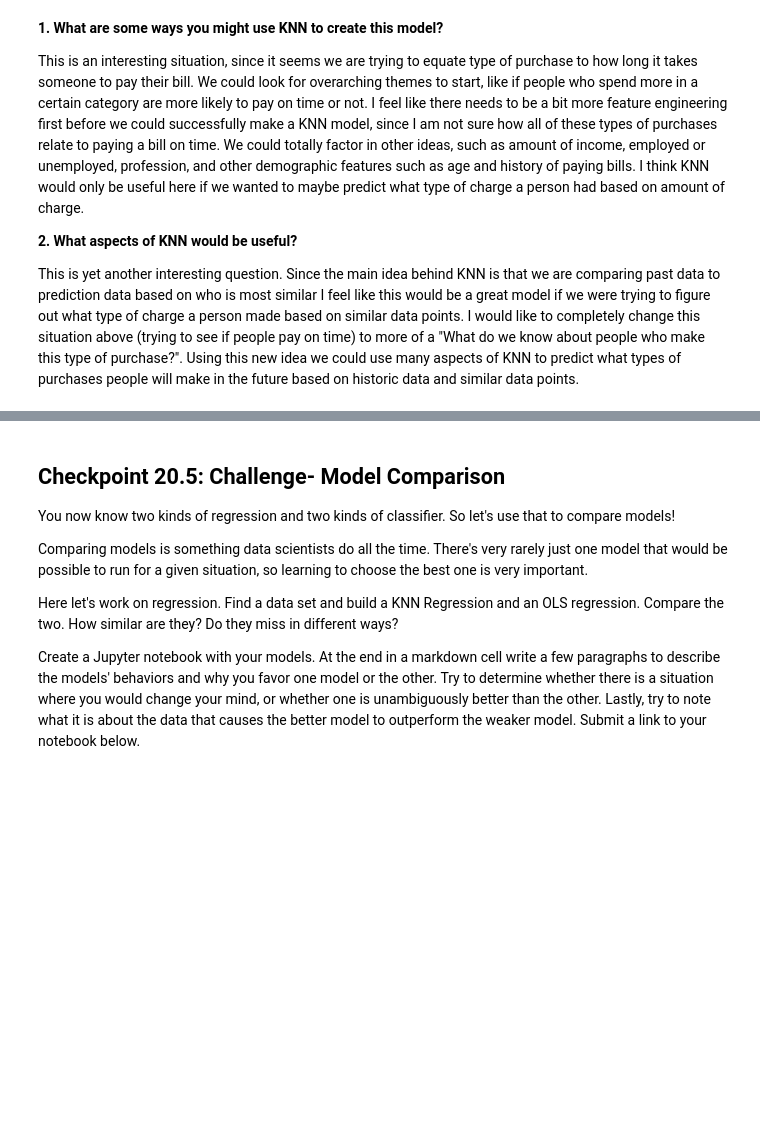
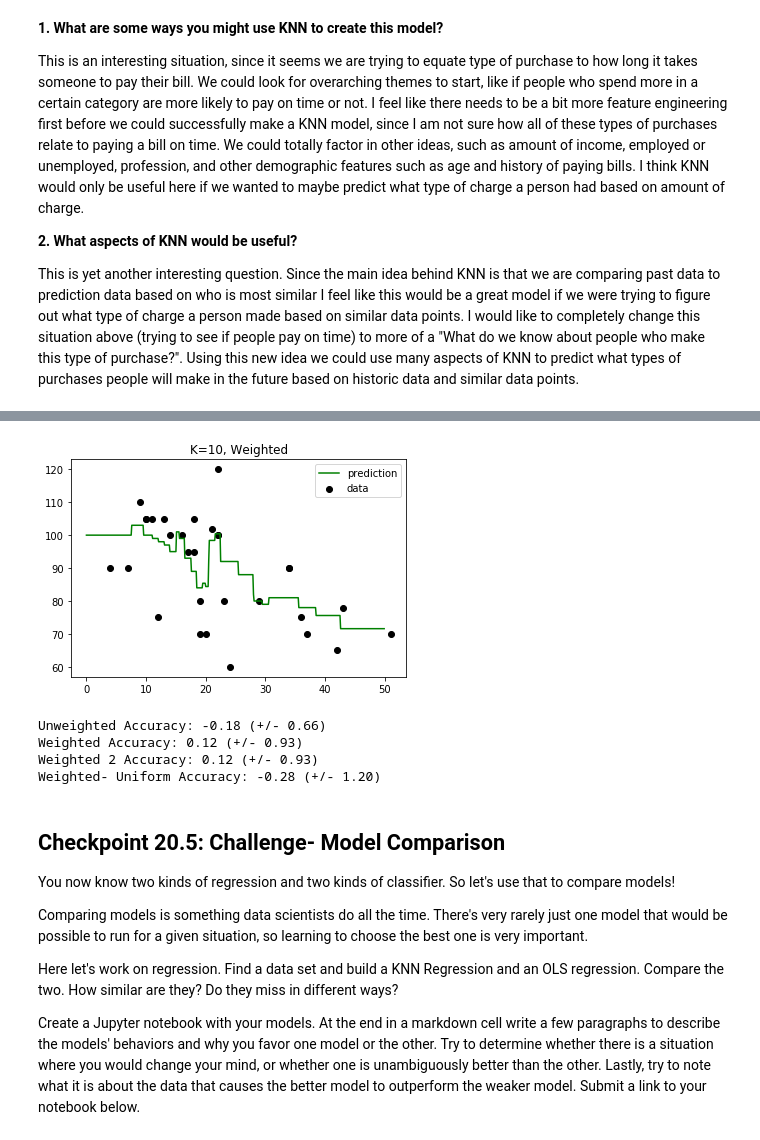
Before and after one commit to SteeleAlloy/thinkful_assignments, a Jupyter notebook: sl_similarity_models.ipynb, the cells around one changed output, grey strips where cells are left out. Cells and saved outputs as stored; diff of their text form; code cells hidden in the pictures; blank space fills up the shorter version.

```diff
--- a/sl_similarity_models.ipynb
+++ b/sl_similarity_models.ipynb
@@ -248,3 +339,37 @@ Why don't you add the other feature and mess around with $k$ and weighting to se
+# %%
+# Playing around with the weighing- seeing what happens when I use uniform
+knn_uniform = neighbors.KNeighborsRegressor(n_neighbors=5, weights='uniform')
+X = pd.DataFrame(music.loudness)
+Y = music.bpm
+knn_uniform.fit(X, Y)
+
+# Set up our prediction line.
+T = np.arange(0, 50, 0.1)[:, np.newaxis]
+
+Y_ = knn_uniform.predict(T)
+
+plt.scatter(X, Y, c='k', label='data')
+plt.plot(T, Y_, c='g', label='prediction')
+plt.legend()
+plt.title('K=10, Weighted')
+plt.show()
+# %% [output]
+[figure, added]
+# %%
+from sklearn.model_selection import cross_val_score
+score = cross_val_score(knn, X, Y, cv=5)
+print("Unweighted Accuracy: %0.2f (+/- %0.2f)" % (score.mean(), score.std() * 2))
+score_w = cross_val_score(knn_w, X, Y, cv=5)
+print("Weighted Accuracy: %0.2f (+/- %0.2f)" % (score_w.mean(), score_w.std() * 2))
+score_w = cross_val_score(knn_w2, X, Y, cv=5)
+print("Weighted 2 Accuracy: %0.2f (+/- %0.2f)" % (score_w.mean(), score_w.std() * 2))
+score_w = cross_val_score(knn_uniform, X, Y, cv=5)
+print("Weighted- Uniform Accuracy: %0.2f (+/- %0.2f)" % (score_w.mean(), score_w.std() * 2))
+# %% [output]
+Unweighted Accuracy: -0.18 (+/- 0.66)
+Weighted Accuracy: 0.12 (+/- 0.93)
+Weighted 2 Accuracy: 0.12 (+/- 0.93)
+Weighted- Uniform Accuracy: -0.28 (+/- 1.20)
 # %% [markdown]
 ## Checkpoint 20.5: Challenge- Model Comparison
 
```
Also changed, not shown: parts of 9 cells of this notebook.
